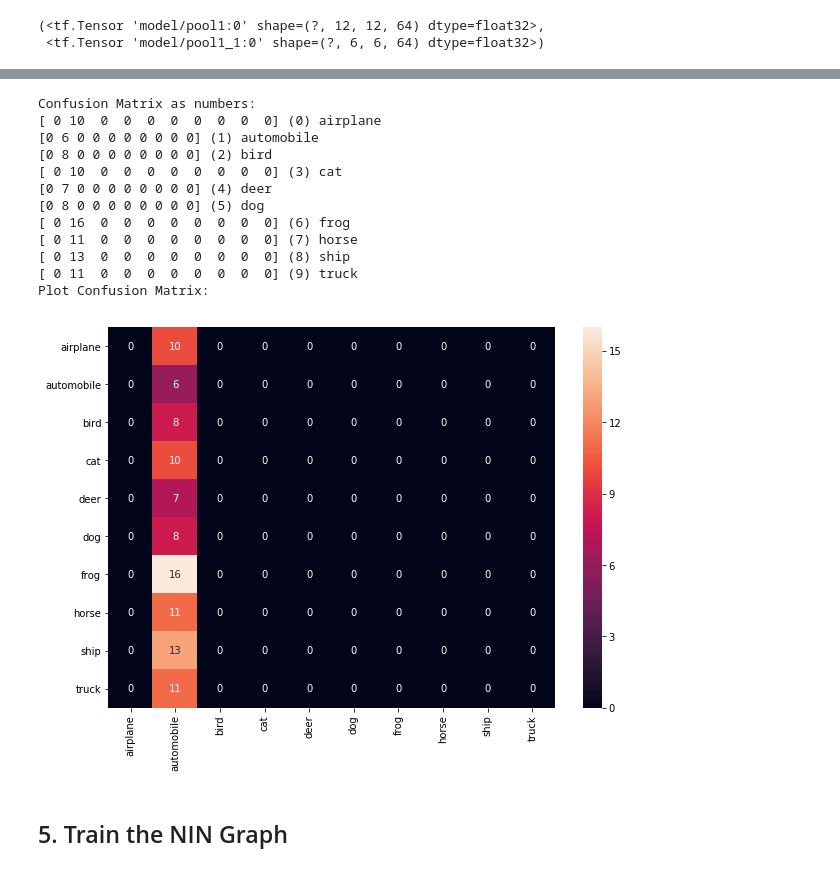
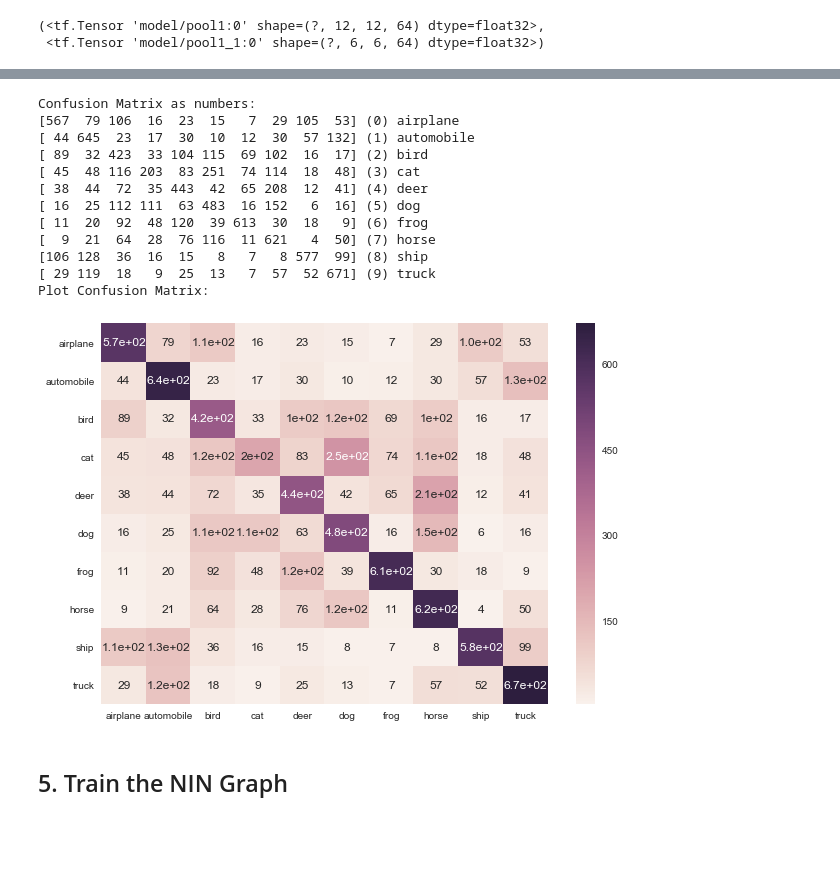
Before and after one commit to maggieshen/cifar10, a Jupyter notebook: part2/Pipline.ipynb, the cells around one changed output, grey strips where cells are left out. Saved outputs shown, nothing was run; the diff lists cells and outputs as text; code cells hidden in the pictures; blank space fills up the shorter version.

```diff
--- a/part2/Pipline.ipynb
+++ b/part2/Pipline.ipynb
@@ -833,8 +828,3 @@ labels_test2 = labels_test
-# %%
-images_train = images_train[0:100,:,:,:]
-images_test = images_test[0:100,:,:,:]
-labels_train = labels_train[0:100,:]
-labels_test = labels_test[0:100,:]
 # %%
 # Check the data shape
 images_train.shape
@@ -861,10 +851,10 @@ dir_name = './CNN/log_{0}_{1}'.format(now.month,now.day)
 export_dir = './CNN/savedmodel_{0}_{1}_{2}_{3}'.format(now.month,now.day,now.hour,now.second)
 img_size_cropped = 24
 
-batch_size = 10
-num_iterations = 100
+batch_size = 256
+num_iterations = 20000
 opt_method = 'adam'
-print_unit = 100
+print_unit = 1000
 learning_rate = 1e-4
 # %%
 builder = tf.saved_model.builder.SavedModelBuilder(export_dir)
@@ -875,7 +865,8 @@ with tf.Graph().as_default():
         x = tf.placeholder(tf.float32, shape=[None, 32, 32, num_channels], name='x')
         y_true = tf.placeholder(tf.float32, shape=[None, num_classes], name='y_true')
 
-        images = pre_process(images=x, training=True)
+        images = x
+        images = pre_process(images=images, training=True)
 
         with tf.name_scope('model'):
             logits, pool1_cnn, pool2_cnn = compute_logits_cnn(images)
@@ -975,19 +979,19 @@ getActivations(sess2,pool1_cnn,images_test)
 # %%
-Test_Anlaysis(sess2,images_test, labels_test, cls_test[0:100])
+Test_Anlaysis(sess2,images_test, labels_test, cls_test)
 # %% [output]
 Confusion Matrix as numbers:
-[ 0 10  0  0  0  0  0  0  0  0] (0) airplane
-[0 6 0 0 0 0 0 0 0 0] (1) automobile
-[0 8 0 0 0 0 0 0 0 0] (2) bird
-[ 0 10  0  0  0  0  0  0  0  0] (3) cat
-[0 7 0 0 0 0 0 0 0 0] (4) deer
-[0 8 0 0 0 0 0 0 0 0] (5) dog
-[ 0 16  0  0  0  0  0  0  0  0] (6) frog
-[ 0 11  0  0  0  0  0  0  0  0] (7) horse
-[ 0 13  0  0  0  0  0  0  0  0] (8) ship
-[ 0 11  0  0  0  0  0  0  0  0] (9) truck
+[567  79 106  16  23  15   7  29 105  53] (0) airplane
+[ 44 645  23  17  30  10  12  30  57 132] (1) automobile
+[ 89  32 423  33 104 115  69 102  16  17] (2) bird
+[ 45  48 116 203  83 251  74 114  18  48] (3) cat
+[ 38  44  72  35 443  42  65 208  12  41] (4) deer
+[ 16  25 112 111  63 483  16 152   6  16] (5) dog
+[ 11  20  92  48 120  39 613  30  18   9] (6) frog
+[  9  21  64  28  76 116  11 621   4  50] (7) horse
+[106 128  36  16  15   8   7   8 577  99] (8) ship
+[ 29 119  18   9  25  13   7  57  52 671] (9) truck
 Plot Confusion Matrix:
-[figure, old version]
+[figure, new version]
 # %% [markdown]
 ## 5. Train the NIN Graph
 # %%
```
Also changed, not shown: parts of 13 cells of this notebook.
